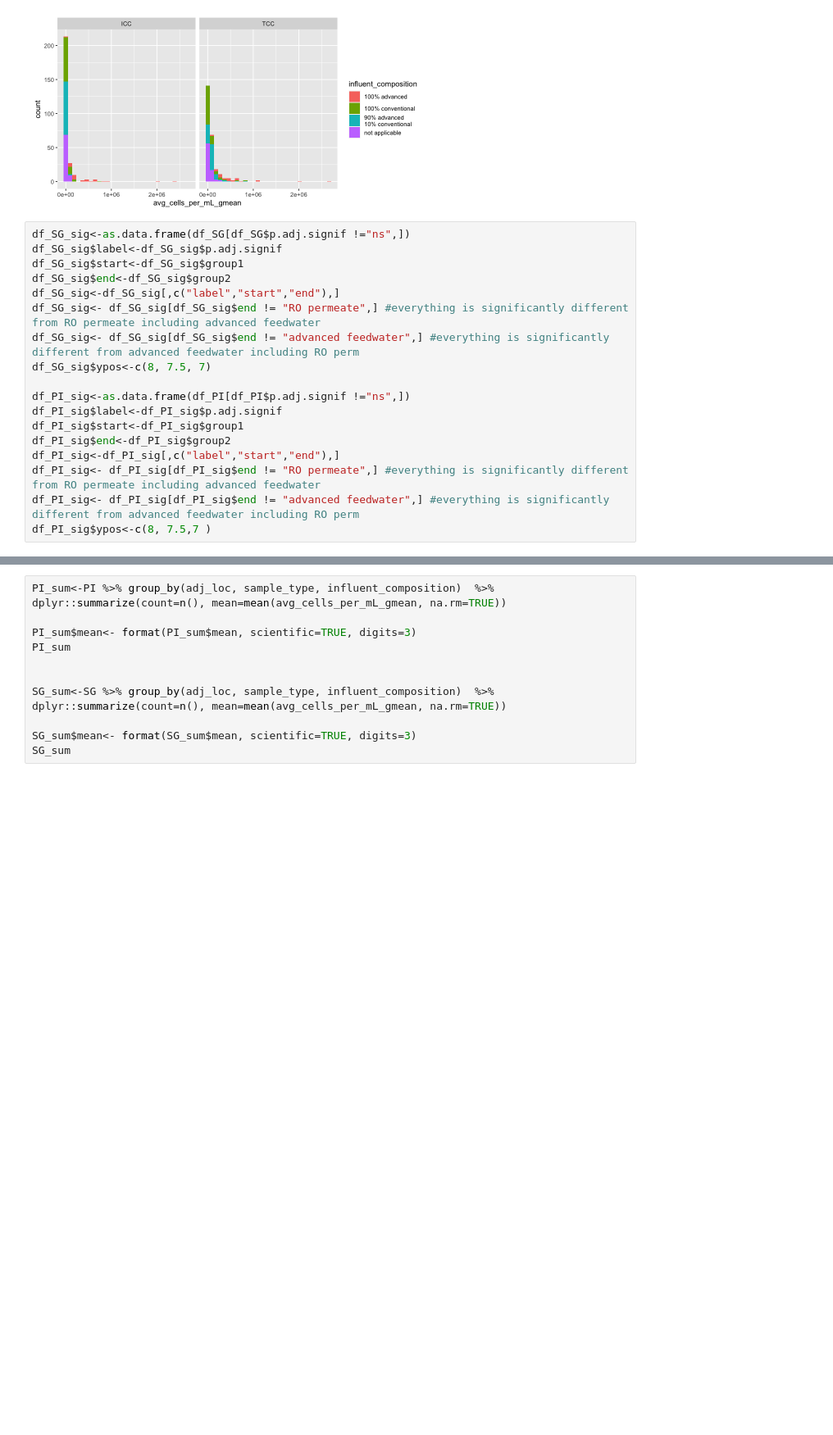
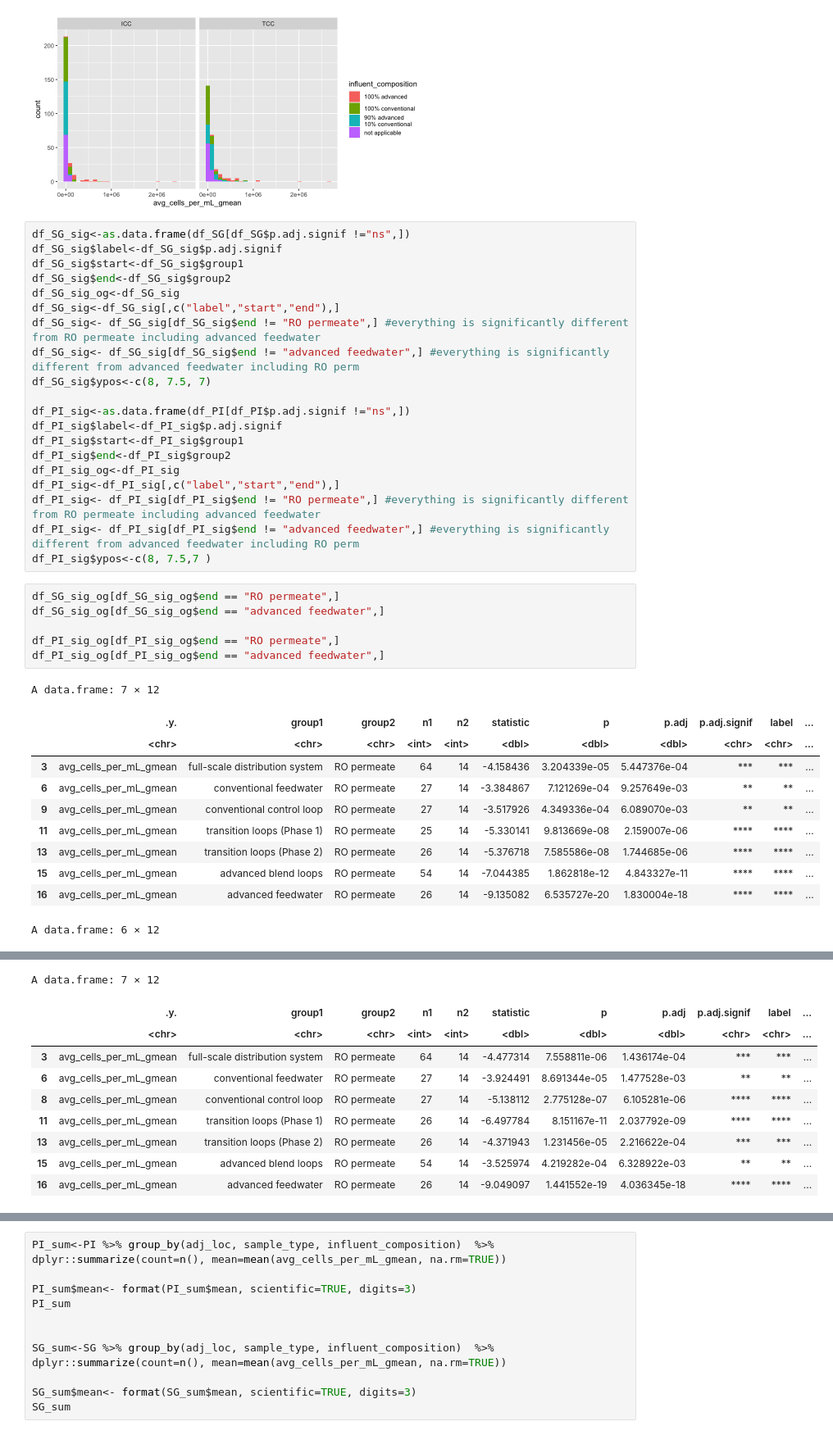
Before and after one commit to kennedylaurenc/2022_microbiological_impacts_DPR_pipe_loops, a Jupyter notebook: Microbial_water_quality_data_analysis.ipynb, the cells around one changed output, grey strips where cells are left out. Shown at 82% size. Saved outputs shown, nothing was run; the diff lists cells and outputs as text; blank space fills up the shorter version.

```diff
--- a/Microbial_water_quality_data_analysis.ipynb
+++ b/Microbial_water_quality_data_analysis.ipynb
@@ -407,6 +411,7 @@ df_SG_sig<-as.data.frame(df_SG[df_SG$p.adj.signif !="ns",])
 df_SG_sig$label<-df_SG_sig$p.adj.signif
 df_SG_sig$start<-df_SG_sig$group1
 df_SG_sig$end<-df_SG_sig$group2
+df_SG_sig_og<-df_SG_sig
 df_SG_sig<-df_SG_sig[,c("label","start","end"),]
 df_SG_sig<- df_SG_sig[df_SG_sig$end != "RO permeate",] #everything is significantly different from RO permeate including advanced feedwater
 df_SG_sig<- df_SG_sig[df_SG_sig$end != "advanced feedwater",] #everything is significantly different from advanced feedwater including RO perm
@@ -416,7 +421,26 @@ df_PI_sig<-as.data.frame(df_PI[df_PI$p.adj.signif !="ns",])
 df_PI_sig$label<-df_PI_sig$p.adj.signif
 df_PI_sig$start<-df_PI_sig$group1
 df_PI_sig$end<-df_PI_sig$group2
+df_PI_sig_og<-df_PI_sig
 df_PI_sig<-df_PI_sig[,c("label","start","end"),]
 df_PI_sig<- df_PI_sig[df_PI_sig$end != "RO permeate",] #everything is significantly different from RO permeate including advanced feedwater
 df_PI_sig<- df_PI_sig[df_PI_sig$end != "advanced feedwater",] #everything is significantly different from advanced feedwater including RO perm
 df_PI_sig$ypos<-c(8, 7.5,7 )
+# %%
+df_SG_sig_og[df_SG_sig_og$end == "RO permeate",]
+df_SG_sig_og[df_SG_sig_og$end == "advanced feedwater",]
+
+df_PI_sig_og[df_PI_sig_og$end == "RO permeate",]
+df_PI_sig_og[df_PI_sig_og$end == "advanced feedwater",]
+# %% [output]
+A data.frame: 7 × 12
+|  | .y. | group1 | group2 | n1 | n2 | statistic | p | p.adj | p.adj.signif | label | ... |
+|  | <chr> | <chr> | <chr> | <int> | <int> | <dbl> | <dbl> | <dbl> | <chr> | <chr> | ... |
+| 3 | avg_cells_per_mL_gmean | full-scale distribution system | RO permeate | 64 | 14 | -4.158436 | 3.204339e-05 | 5.447376e-04 | *** | *** | ... |
+| 6 | avg_cells_per_mL_gmean | conventional feedwater | RO permeate | 27 | 14 | -3.384867 | 7.121269e-04 | 9.257649e-03 | ** | ** | ... |
+| 9 | avg_cells_per_mL_gmean | conventional control loop | RO permeate | 27 | 14 | -3.517926 | 4.349336e-04 | 6.089070e-03 | ** | ** | ... |
+| 11 | avg_cells_per_mL_gmean | transition loops (Phase 1) | RO permeate | 25 | 14 | -5.330141 | 9.813669e-08 | 2.159007e-06 | **** | **** | ... |
+| 13 | avg_cells_per_mL_gmean | transition loops (Phase 2) | RO permeate | 26 | 14 | -5.376718 | 7.585586e-08 | 1.744685e-06 | **** | **** | ... |
+| 15 | avg_cells_per_mL_gmean | advanced blend loops | RO permeate | 54 | 14 | -7.044385 | 1.862818e-12 | 4.843327e-11 | **** | **** | ... |
+| 16 | avg_cells_per_mL_gmean | advanced feedwater | RO permeate | 26 | 14 | -9.135082 | 6.535727e-20 | 1.830004e-18 | **** | **** | ... |
+A data.frame: 6 × 12
@@ -422,0 +455,10 @@ df_PI_sig$ypos<-c(8, 7.5,7 )
+A data.frame: 7 × 12
+|  | .y. | group1 | group2 | n1 | n2 | statistic | p | p.adj | p.adj.signif | label | ... |
+|  | <chr> | <chr> | <chr> | <int> | <int> | <dbl> | <dbl> | <dbl> | <chr> | <chr> | ... |
+| 3 | avg_cells_per_mL_gmean | full-scale distribution system | RO permeate | 64 | 14 | -4.477314 | 7.558811e-06 | 1.436174e-04 | *** | *** | ... |
+| 6 | avg_cells_per_mL_gmean | conventional feedwater | RO permeate | 27 | 14 | -3.924491 | 8.691344e-05 | 1.477528e-03 | ** | ** | ... |
+| 8 | avg_cells_per_mL_gmean | conventional control loop | RO permeate | 27 | 14 | -5.138112 | 2.775128e-07 | 6.105281e-06 | **** | **** | ... |
+| 11 | avg_cells_per_mL_gmean | transition loops (Phase 1) | RO permeate | 26 | 14 | -6.497784 | 8.151167e-11 | 2.037792e-09 | **** | **** | ... |
+| 13 | avg_cells_per_mL_gmean | transition loops (Phase 2) | RO permeate | 26 | 14 | -4.371943 | 1.231456e-05 | 2.216622e-04 | *** | *** | ... |
+| 15 | avg_cells_per_mL_gmean | advanced blend loops | RO permeate | 54 | 14 | -3.525974 | 4.219282e-04 | 6.328922e-03 | ** | ** | ... |
+| 16 | avg_cells_per_mL_gmean | advanced feedwater | RO permeate | 26 | 14 | -9.049097 | 1.441552e-19 | 4.036345e-18 | **** | **** | ... |
```
Also changed, not shown: parts of 4 cells of this notebook, 6 other files.
